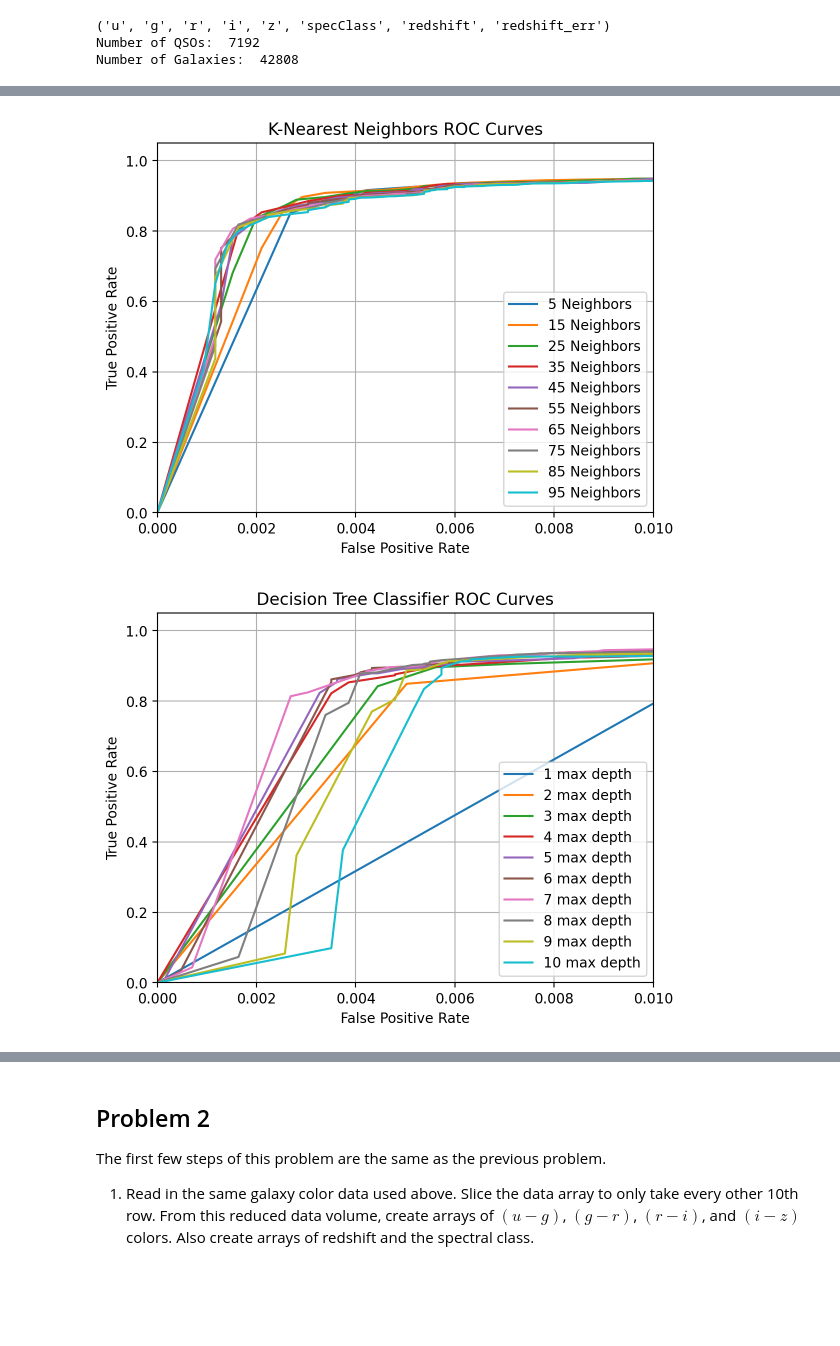
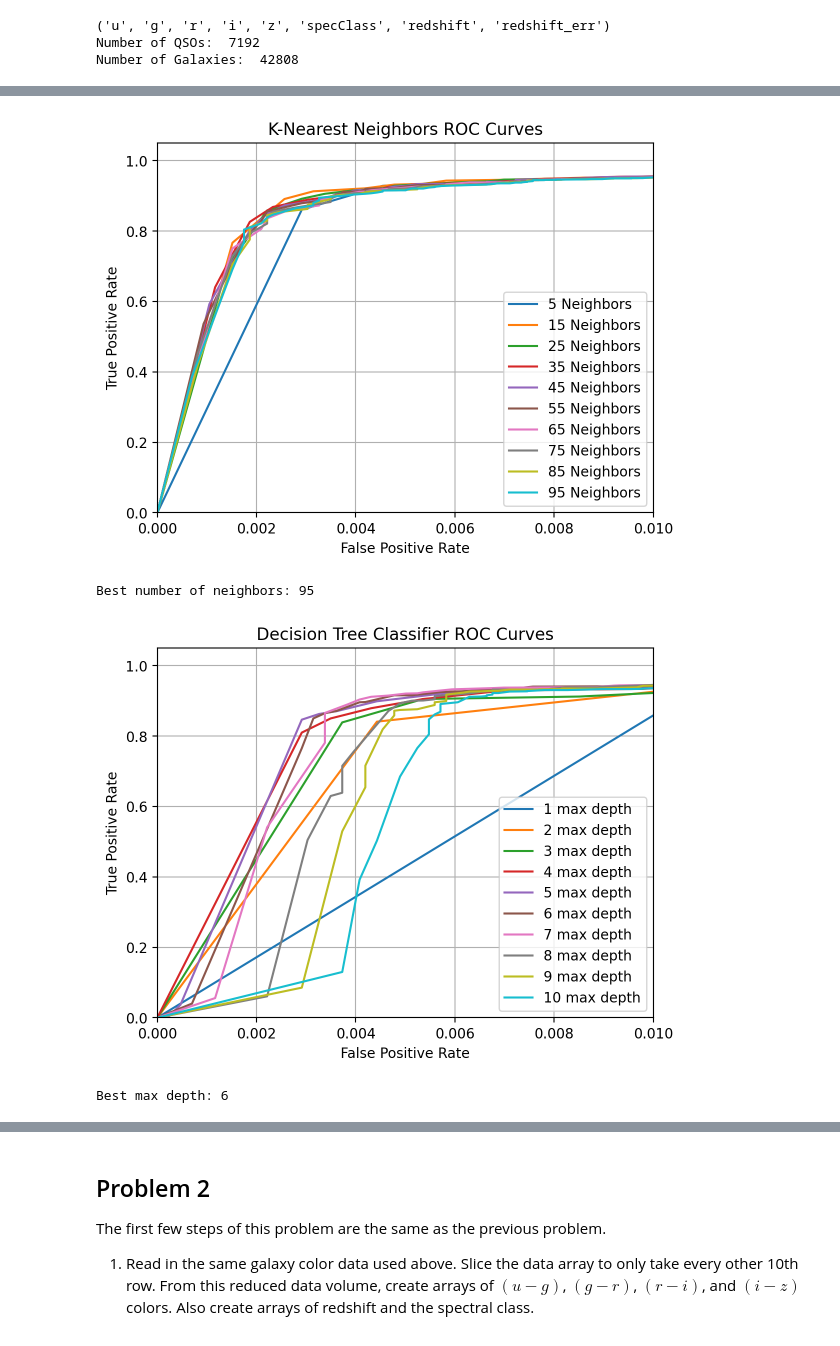
Before and after one commit to VanderbiltAstronomy/astr_8070_s25, a Jupyter notebook: coursework/student_folders/m_rizzosmith/homework/vu_astr8070_s25_hw8_mikerizzosmith.ipynb, the cells around one changed output, grey strips where cells are left out. Cells and saved outputs as stored; diff of their text form; code cells hidden in the pictures; blank space fills up the shorter version.

```diff
--- a/coursework/student_folders/m_rizzosmith/homework/vu_astr8070_s25_hw8_mikerizzosmith.ipynb
+++ b/coursework/student_folders/m_rizzosmith/homework/vu_astr8070_s25_hw8_mikerizzosmith.ipynb
@@ -174,16 +175,21 @@ plt.show()
 # %%
 from astroML.classification import GMMBayes
+from sklearn.metrics import roc_auc_score
 
 # MRS Remaking data set but with only the 4 colors not redshift
 X = np.vstack([u_g, g_r, r_i, i_z]).T
 y = np.array([1 if spec == 'QSO' else 0 for spec in specClass])
 
 # MRS split the data into train and test sets
+# MRS I did this a bunch and without state the optimal number of components was very variable and started to get confusing in how I was writing my code.
 X_train, X_test, y_train, y_test= train_test_split(X, y, test_size=0.2)
 
+# MRS Initialize list to store area under ROC for each component
+area = []
+n_comps = np.arange(1, 11)
 # MRS Functionally same code as above but with GMMBayes now
-for n_comps in range(1, 11):
-    clf = GMMBayes(n_components=n_comps, covariance_type='full')
+for n in n_comps:
+    clf = GMMBayes(n_components=n, covariance_type='full')
     clf.fit(X_train, y_train)
     # MRS Pick out the QSOs from classifier class
     quasar_idx = np.where(clf.classes_ == 1)[0][0]
@@ -191,12 +197,13 @@ for n_comps in range(1, 11):
 
     # Compute ROC curve
     fpr, tpr, thresh = roc_curve(y_test, probs)
+    area.append(roc_auc_score(y_test, probs))
 
  # add (0, 0) as first point
     fpr = np.concatenate([[0], fpr])
     tpr = np.concatenate([[0], tpr])
     # Plot the ROC curve
-    plt.plot(fpr, tpr, label=f'{n_comps} Components')
+    plt.plot(fpr, tpr, label=f'{n} Components')
 
 # Final plot tweaks
 plt.xlabel('False Positive Rate')
@@ -207,4 +214,8 @@ plt.ylim(0, 1.05)
 plt.legend(loc='lower right')
 plt.grid(True)
 plt.show()
+
+# MRS Print out which number of components maximizes the area under the ROC curve
+gmm_comps = n_comps[np.where(area==max(area))][0]
+print(f'Best number of components: {gmm_comps}')
 # %% [output]
@@ -212,8 +224,10 @@ plt.show()
 # %%
 from sklearn.neighbors import KNeighborsClassifier
 
+area = []
+num_neighbors = np.arange(5, 101, 10)
 # MRS Same code as above but now with the KNeighborsClassifier
-for n_nbors in range(5, 101, 10):
+for n_nbors in num_neighbors:
     clf = KNeighborsClassifier(n_neighbors=n_nbors)
     clf.fit(X_train, y_train)
     # MRS Pick out the QSOs from classifier class
@@ -222,6 +236,7 @@ for n_nbors in range(5, 101, 10):
 
     # Compute ROC curve
     fpr, tpr, thresh = roc_curve(y_test, probs)
+    area.append(roc_auc_score(y_test, probs))
 
     # add (0, 0) as first point
     fpr = np.concatenate([[0], fpr])
@@ -238,41 +253,52 @@ plt.ylim(0, 1.05)
 plt.legend(loc='lower right')
 plt.grid(True)
 plt.show()
+
+# MRS Print out which number of neighbors maximizes the area under the ROC curve
+knn_neighbors = num_neighbors[np.where(area==max(area))][0]
+print(f'Best number of neighbors: {knn_neighbors}')
 # %% [output]
-[figure, old version]
+[figure, new version]
+Best number of neighbors: 95
 # %%
 from sklearn.tree import DecisionTreeClassifier
-
-
+area = []
+tree_depth = np.arange(1, 11)
 # MRS Same code as above with the DecisionTreeClassifier
-for n_tree in range(1, 11):
+for n_tree in tree_depth:
     clf = DecisionTreeClassifier(max_depth=n_tree, criterion='entropy')
     clf.fit(X_train, y_train)
     # MRS Pick out the QSOs from classifier class
     quasar_idx = np.where(clf.classes_ == 1)[0][0]
     probs = clf.predict_proba(X_test)[:, quasar_idx]
 
     # Compute ROC curve
     fpr, tpr, thresh = roc_curve(y_test, probs)
+    area.append(roc_auc_score(y_test, probs))
 
 
     # add (0, 0) as first point
     fpr = np.concatenate([[0], fpr])
     tpr = np.concatenate([[0], tpr])
     # Plot the ROC curve
     plt.plot(fpr, tpr, label=f'{n_tree} max depth')
 
 # Final plot tweaks
 plt.xlabel('False Positive Rate')
 plt.ylabel('True Positive Rate')
 plt.title('Decision Tree Classifier ROC Curves')
 plt.xlim(0, 0.01)  # Zoomed in on FPR
 plt.ylim(0, 1.05)
 plt.legend(loc='lower right')
 plt.grid(True)
 plt.show()
+
+# MRS Print out which max_depth maximizes the area under the ROC curve
+dt_bestdepth = tree_depth[np.where(area==max(area))][0]
+print(f'Best max depth: {dt_bestdepth}')
 # %% [output]
-[figure, old version]
+[figure, new version]
+Best max depth: 6
 # %%
 # MRS Doing all the best number of components
 
```
Also changed, not shown: parts of 6 cells of this notebook.
